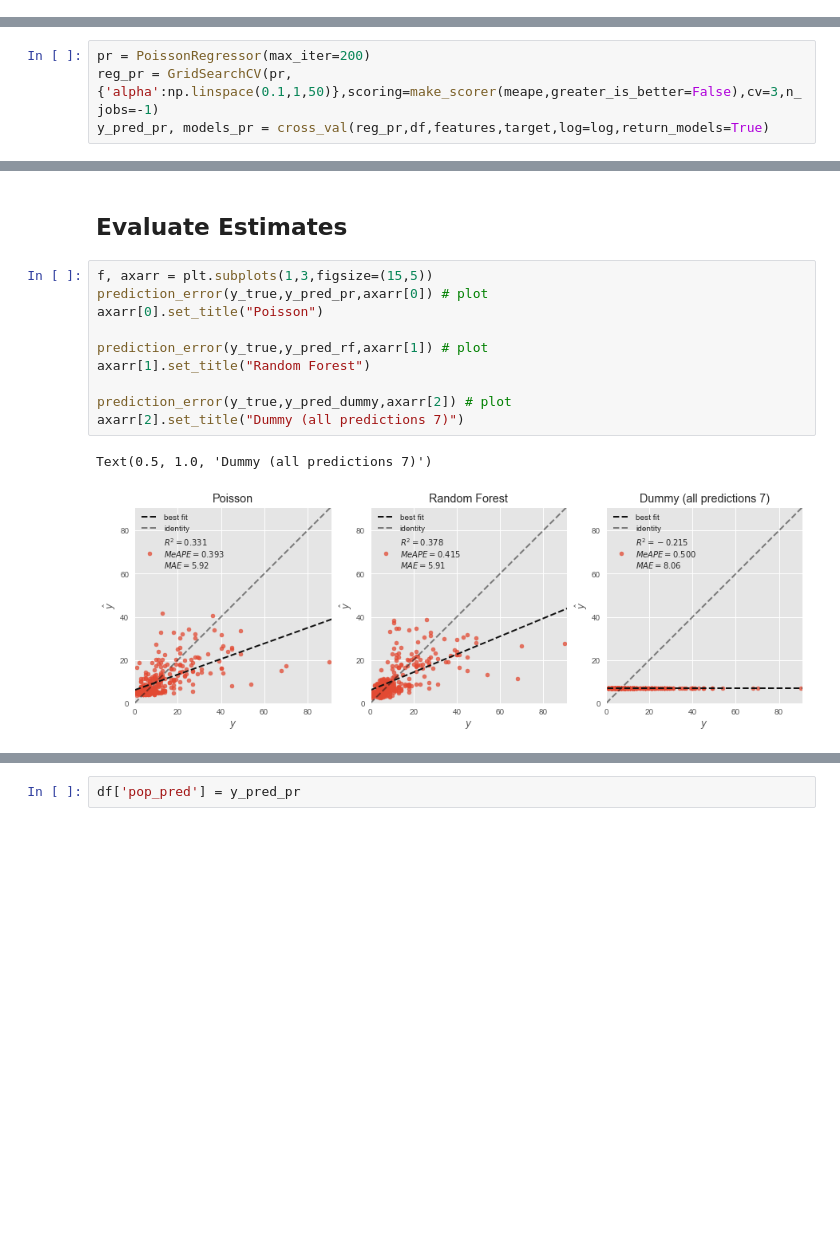
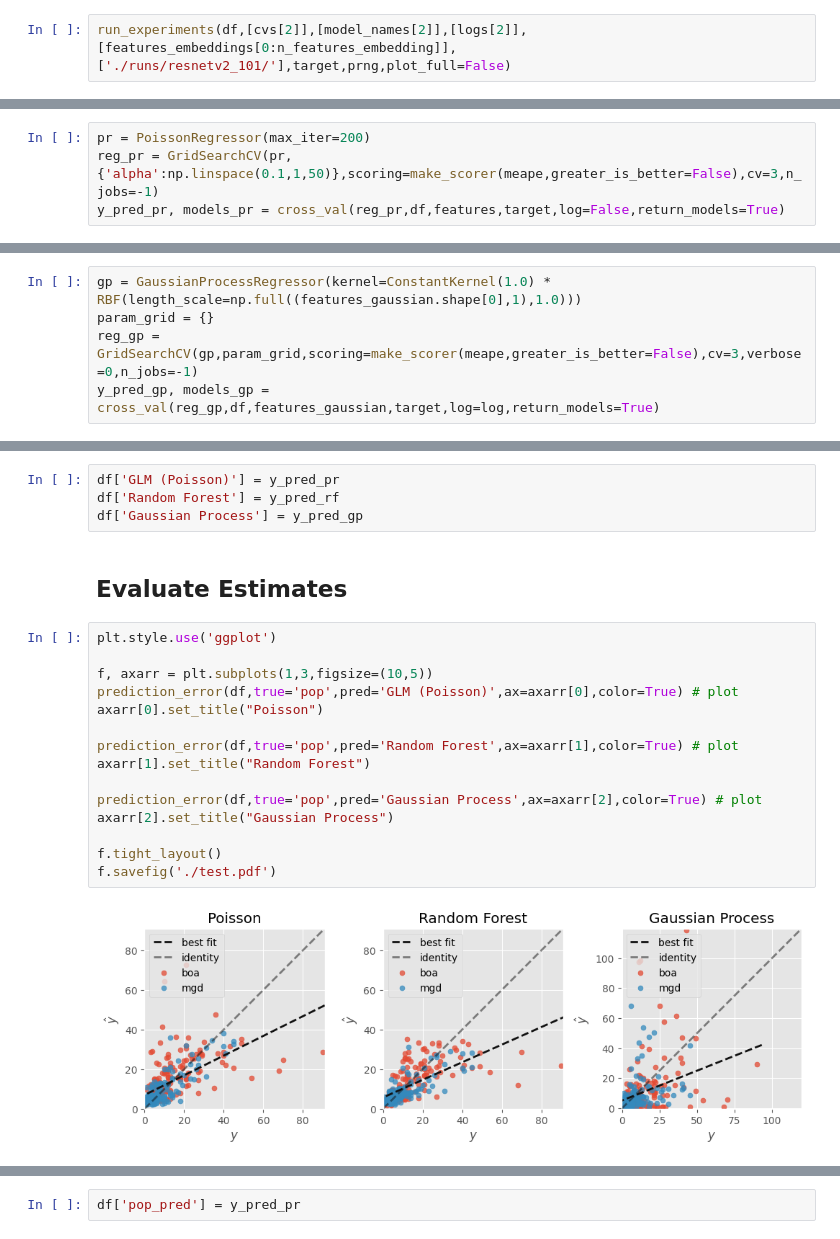
Before and after one commit to The-Data-for-Children-Collaborative/scipe, a Jupyter notebook: PopulationPipeline.ipynb, the cells around one changed output, grey strips where cells are left out. Cells and saved outputs as stored; diff of their text form; blank space fills up the shorter version.

```diff
--- a/PopulationPipeline.ipynb
+++ b/PopulationPipeline.ipynb
@@ -195,0 +430,2 @@ plt.style.use('ggplot')
+# %%
+run_experiments(df,[cvs[2]],[model_names[2]],[logs[2]],[features_embeddings[0:n_features_embedding]],['./runs/resnetv2_101/'],target,prng,plot_full=False)
@@ -200,5 +490,5 @@ y_true = df[target].to_numpy()
 # %%
 pr = PoissonRegressor(max_iter=200)
 reg_pr = GridSearchCV(pr,{'alpha':np.linspace(0.1,1,50)},scoring=make_scorer(meape,greater_is_better=False),cv=3,n_jobs=-1)
-y_pred_pr, models_pr = cross_val(reg_pr,df,features,target,log=log,return_models=True)
+y_pred_pr, models_pr = cross_val(reg_pr,df,features,target,log=False,return_models=True)
 # %% [output]
@@ -234,0 +572,5 @@ accuracy(y_true,y_pred_rf,bands)
+# %%
+gp = GaussianProcessRegressor(kernel=ConstantKernel(1.0) * RBF(length_scale=np.full((features_gaussian.shape[0],1),1.0)))
+param_grid = {}
+reg_gp = GridSearchCV(gp,param_grid,scoring=make_scorer(meape,greater_is_better=False),cv=3,verbose=0,n_jobs=-1)
+y_pred_gp, models_gp = cross_val(reg_gp,df,features_gaussian,target,log=log,return_models=True)
@@ -239,15 +592,23 @@ y_pred_dummy = np.full(y_true.shape[0],7)
+# %%
+df['GLM (Poisson)'] = y_pred_pr
+df['Random Forest'] = y_pred_rf
+df['Gaussian Process'] = y_pred_gp
 # %% [markdown]
 ## Evaluate Estimates
 # %%
-f, axarr = plt.subplots(1,3,figsize=(15,5))
-prediction_error(y_true,y_pred_pr,axarr[0]) # plot
+plt.style.use('ggplot')
+
+f, axarr = plt.subplots(1,3,figsize=(10,5))
+prediction_error(df,true='pop',pred='GLM (Poisson)',ax=axarr[0],color=True) # plot
 axarr[0].set_title("Poisson")
 
-prediction_error(y_true,y_pred_rf,axarr[1]) # plot
+prediction_error(df,true='pop',pred='Random Forest',ax=axarr[1],color=True) # plot
 axarr[1].set_title("Random Forest")
 
-prediction_error(y_true,y_pred_dummy,axarr[2]) # plot
-axarr[2].set_title("Dummy (all predictions 7)")
+prediction_error(df,true='pop',pred='Gaussian Process',ax=axarr[2],color=True) # plot
+axarr[2].set_title("Gaussian Process")
+
+f.tight_layout()
+f.savefig('./test.pdf')
 # %% [output]
-Text(0.5, 1.0, 'Dummy (all predictions 7)')
-[figure, old version]
+[figure, new version]
```
Also changed, not shown: parts of 98 cells of this notebook, 8 other files.
